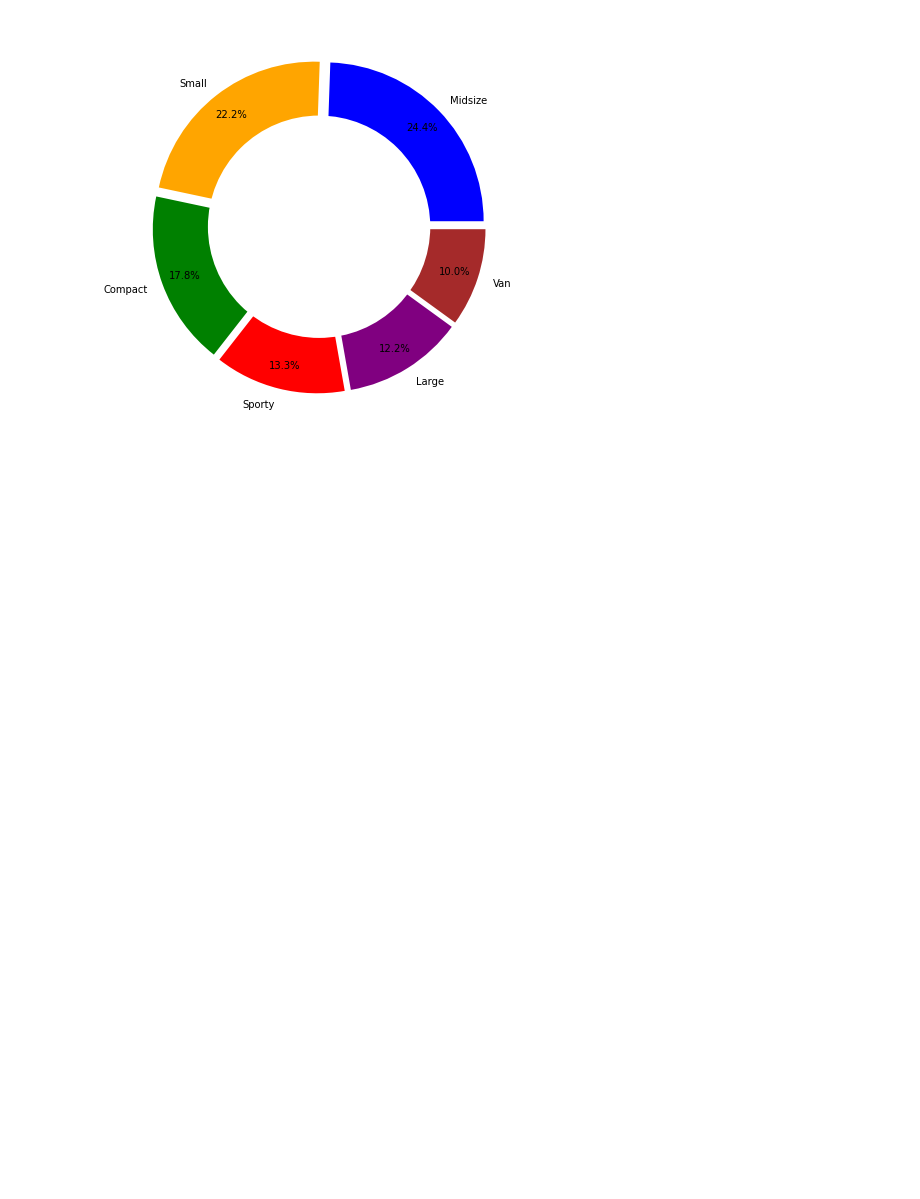
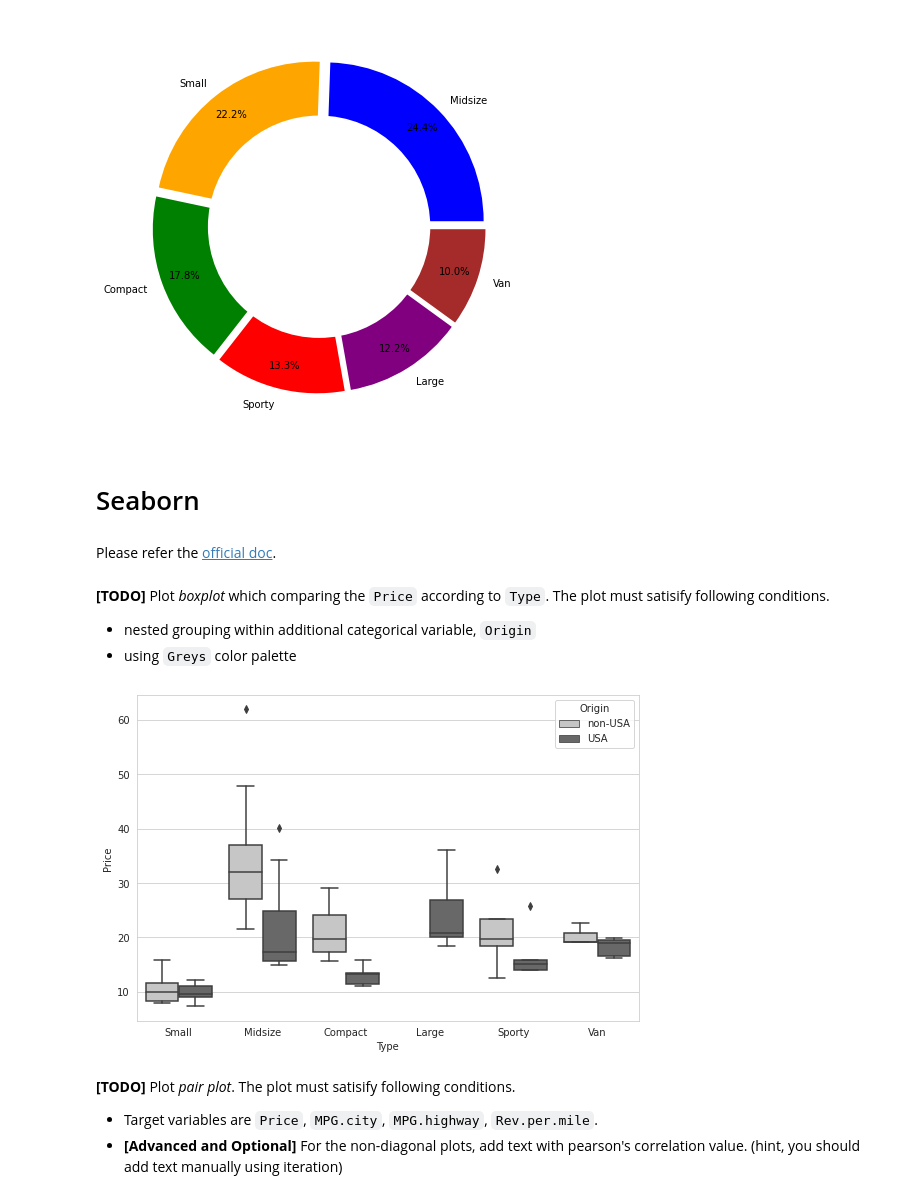
Before and after one commit to yunju-m/DAP, a Jupyter notebook: lecture4.ipynb, the cells around one changed output. Saved outputs shown, nothing was run; the diff lists cells and outputs as text; code cells hidden in the pictures; blank space fills up the shorter version.

```diff
--- a/lecture4.ipynb
+++ b/lecture4.ipynb
@@ -46,3 +46,23 @@ plt.tight_layout()
 plt.show()
 # %% [output]
 [figure]
+# %% [markdown]
+# Seaborn
+# %% [markdown]
+Please refer the [official doc](https://seaborn.pydata.org/).
+# %% [markdown]
+**[TODO]** Plot *boxplot* which comparing the `Price` according to `Type`. The plot must satisify following conditions.
+* nested grouping within additional categorical variable, `Origin`
+* using `Greys` color palette
+# %%
+fig, ax = plt.subplots(figsize=(9,6))
+sns.boxplot(x=df.Type, y=df.Price,
+            palette="Greys", hue=df.Origin)
+
+plt.show()
+# %% [output]
+[figure, added]
+# %% [markdown]
+**[TODO]** Plot *pair plot*. The plot must satisify following conditions.
+* Target variables are `Price`, `MPG.city`, `MPG.highway`, `Rev.per.mile`.
+* **[Advanced and Optional]** For the non-diagonal plots, add text with pearson's correlation value. (hint, you should add text manually using iteration)
```
Also changed, not shown: parts of 1 cell of this notebook.
